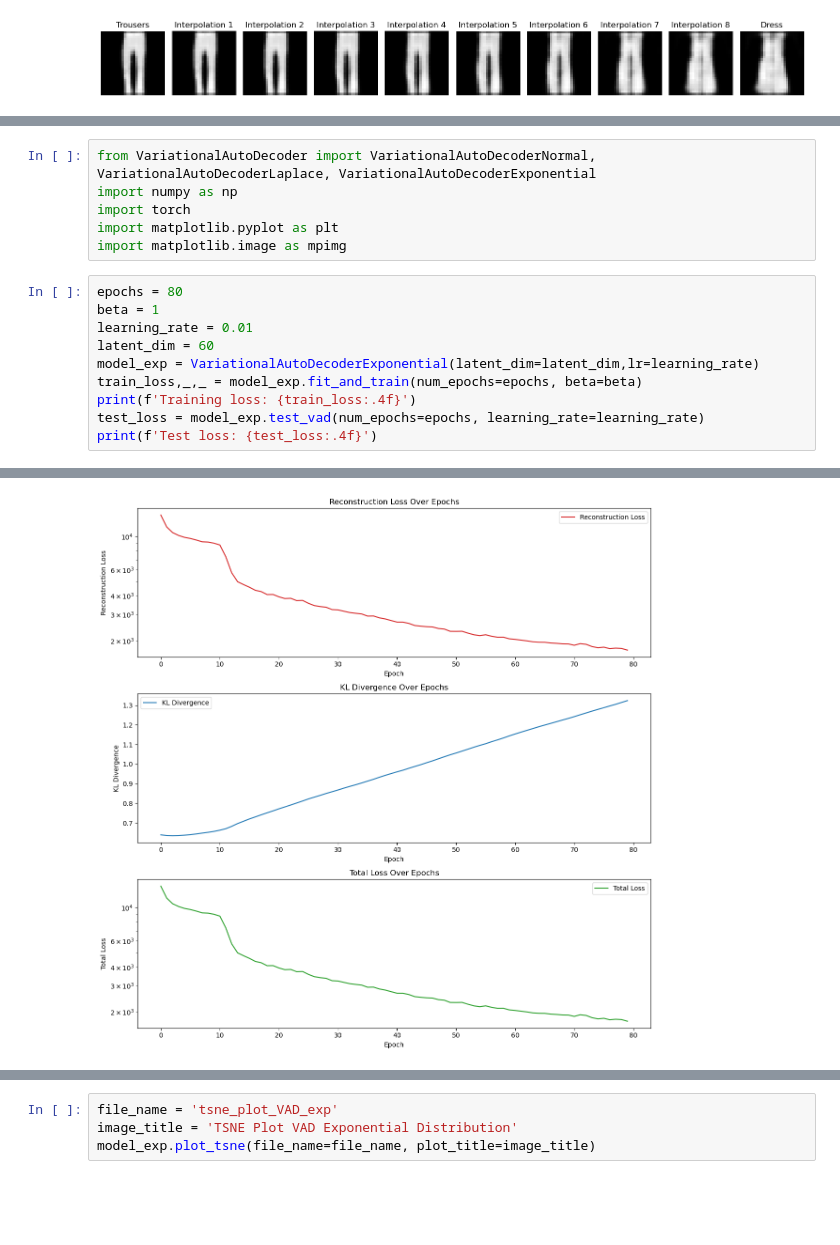
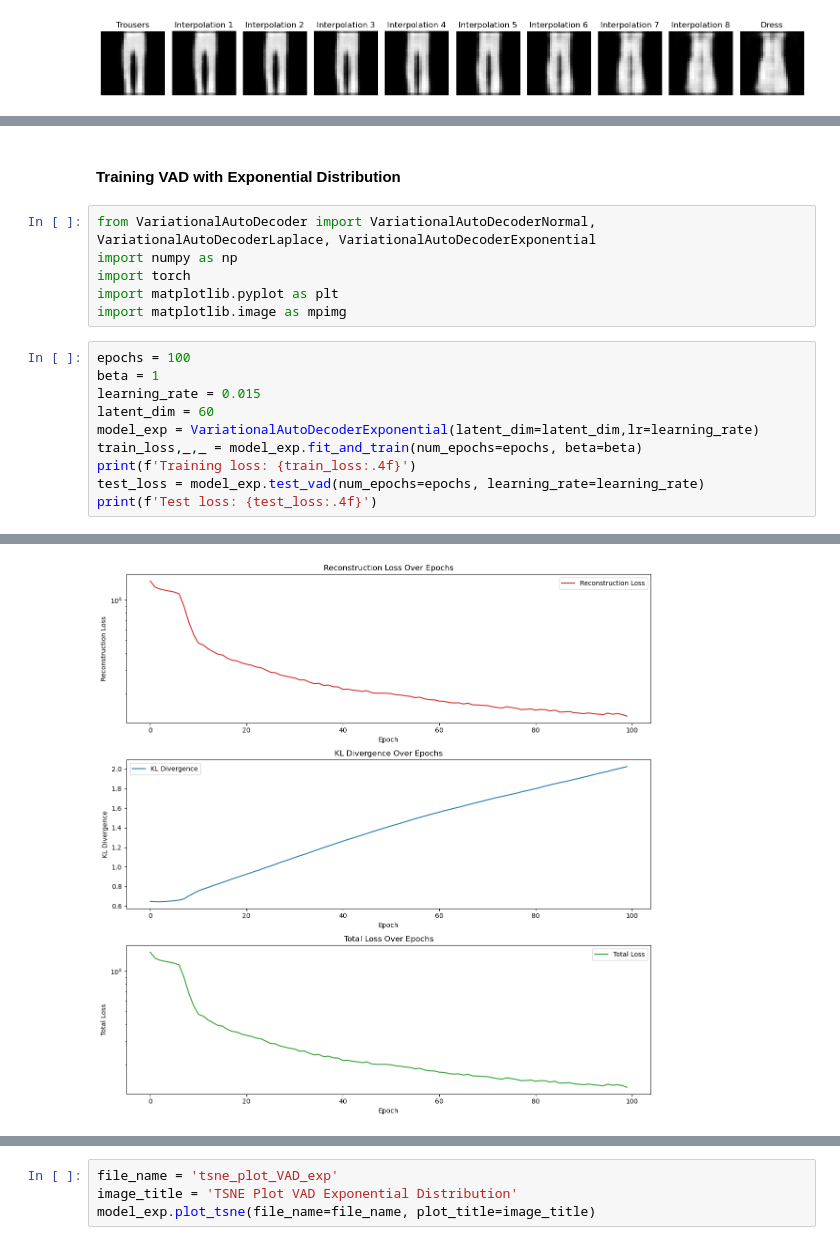
Before and after one commit to roiteichman/Deep-project, a Jupyter notebook: Project.ipynb, the cells around one changed output, grey strips where cells are left out. Saved outputs shown, nothing was run; the diff lists cells and outputs as text; blank space fills up the shorter version.

Commit message:
update Project.ipynb exponential train + explanation

```diff
--- a/Project.ipynb
+++ b/Project.ipynb
@@ -889,3 +954,5 @@ Moreover, regarding the heavy tail - the exponential decay still allows large va
+# %% [markdown]
+#### Training VAD with Exponential Distribution
 # %%
 from VariationalAutoDecoder import VariationalAutoDecoderNormal, VariationalAutoDecoderLaplace, VariationalAutoDecoderExponential
 import numpy as np
@@ -893,9 +960,9 @@ import torch
 import matplotlib.pyplot as plt
 import matplotlib.image as mpimg
 # %%
-epochs = 80
+epochs = 100
 beta = 1
-learning_rate = 0.01
+learning_rate = 0.015
 latent_dim = 60
 model_exp = VariationalAutoDecoderExponential(latent_dim=latent_dim,lr=learning_rate)
 train_loss,_,_ = model_exp.fit_and_train(num_epochs=epochs, beta=beta)
@@ -923 +990 @@ Epoch 80, Loss: 1729.0878
-[figure, old version]
+[figure, new version]
```
Also changed, not shown: parts of 4 cells of this notebook.
